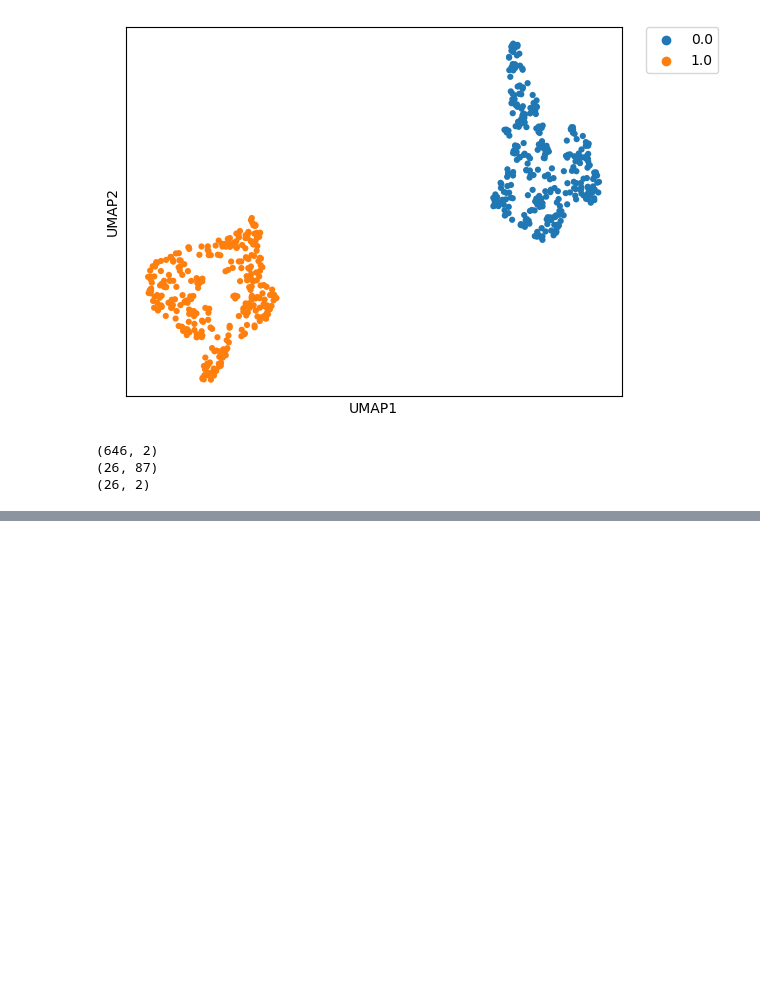
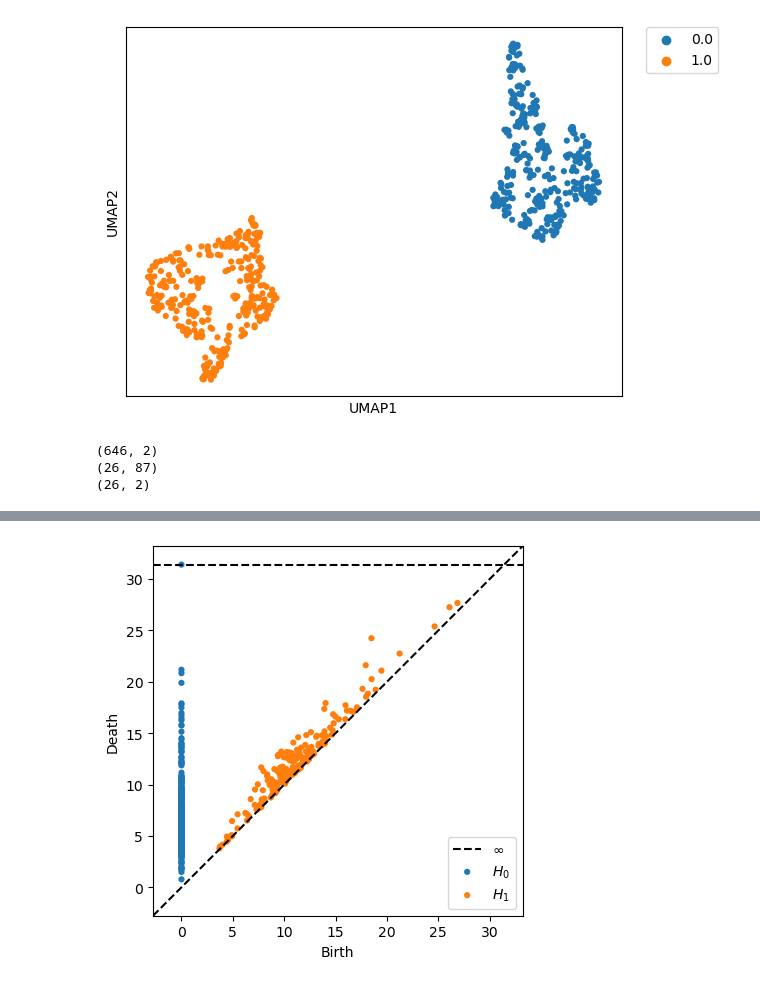
Before and after one commit to Orecchia-Research-Group/manifold_learning, a Jupyter notebook: neuro_circ.ipynb, the cells around one changed output, grey strips where cells are left out. Saved outputs shown, nothing was run; the diff lists cells and outputs as text; code cells hidden in the pictures; blank space fills up the shorter version.

```diff
--- a/neuro_circ.ipynb
+++ b/neuro_circ.ipynb
@@ -349,0 +397,4 @@ plt.show()
+# %%
+plot_diagrams(dgms, show=True)
+# %% [output]
+[figure, added]
```
Also changed, not shown: parts of 5 cells of this notebook.
